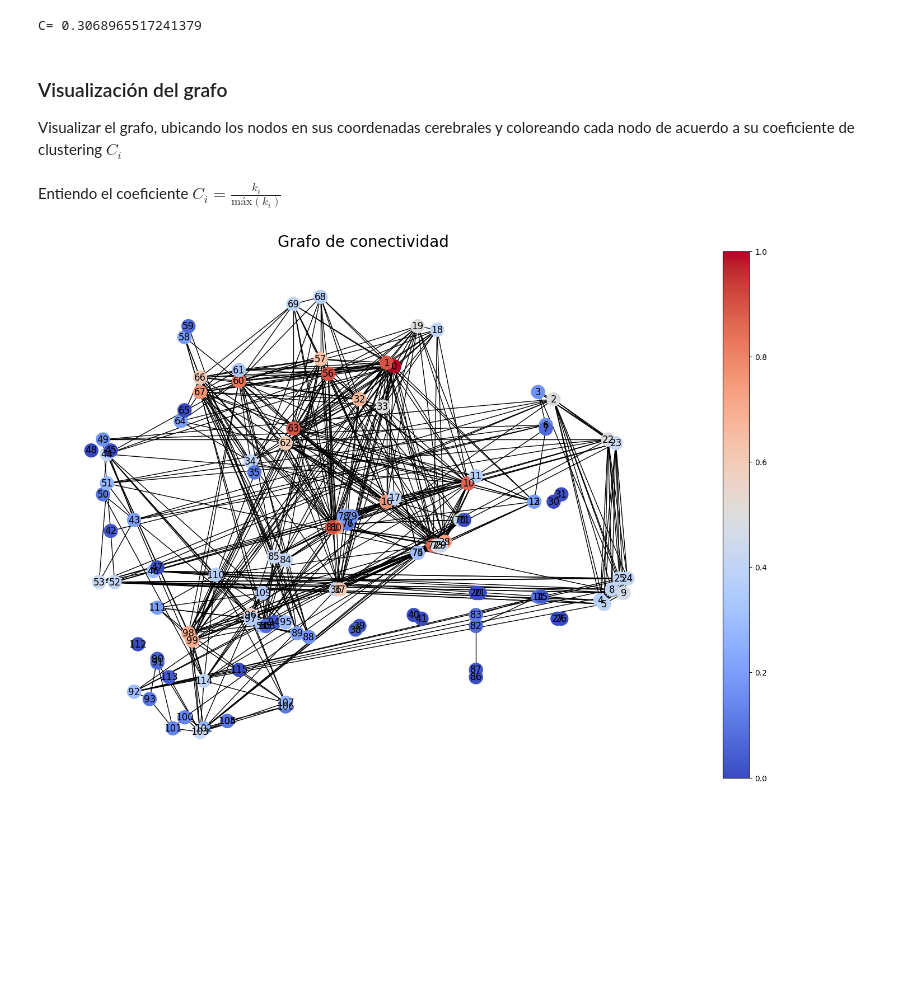
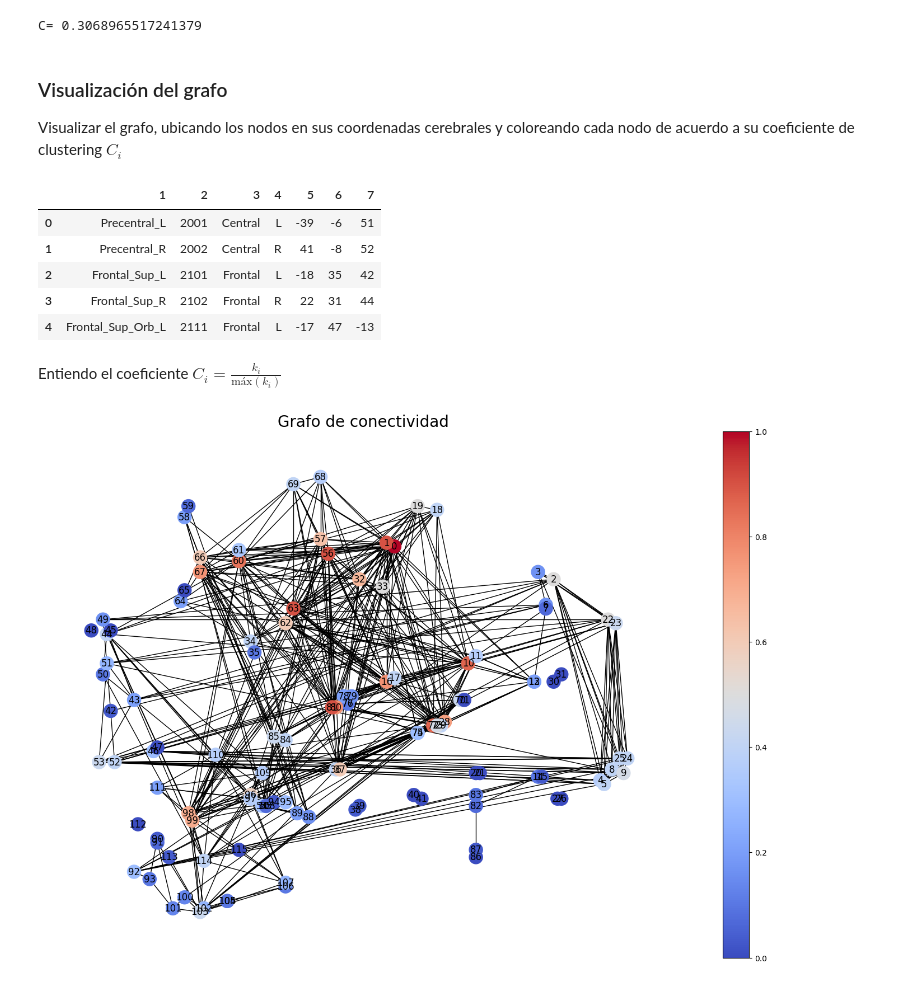
Before and after one commit to bettachini/dmcyt2023, a Jupyter notebook: clase08_grafos_into_preTP2/bettachini_preTP2.ipynb, the cells around one changed output. Saved outputs shown, nothing was run; the diff lists cells and outputs as text; code cells hidden in the pictures; blank space fills up the shorter version.

```diff
--- a/clase08_grafos_into_preTP2/bettachini_preTP2.ipynb
+++ b/clase08_grafos_into_preTP2/bettachini_preTP2.ipynb
@@ -175,6 +223,15 @@ nodo de acuerdo a su coeficiente de clustering $C_i$
 # %%
 # Carga de coordenadas de regiones
 RegionsNames = pd.read_csv("aal_extended_withCoords.csv", header=None).iloc[:,1:]
+# %%
+RegionsNames.head()
+# %% [output]
+|  | 1 | 2 | 3 | 4 | 5 | 6 | 7 |
+| 0 | Precentral_L | 2001 | Central | L | -39 | -6 | 51 |
+| 1 | Precentral_R | 2002 | Central | R | 41 | -8 | 52 |
+| 2 | Frontal_Sup_L | 2101 | Frontal | L | -18 | 35 | 42 |
+| 3 | Frontal_Sup_R | 2102 | Frontal | R | 22 | 31 | 44 |
+| 4 | Frontal_Sup_Orb_L | 2111 | Frontal | L | -17 | 47 | -13 |
 # %% [markdown]
 Entiendo el coeficiente $C_i = \frac{k_i}{\mathrm{máx} (k_i)}$
 # %%
```
Also changed, not shown: parts of 11 cells of this notebook.
